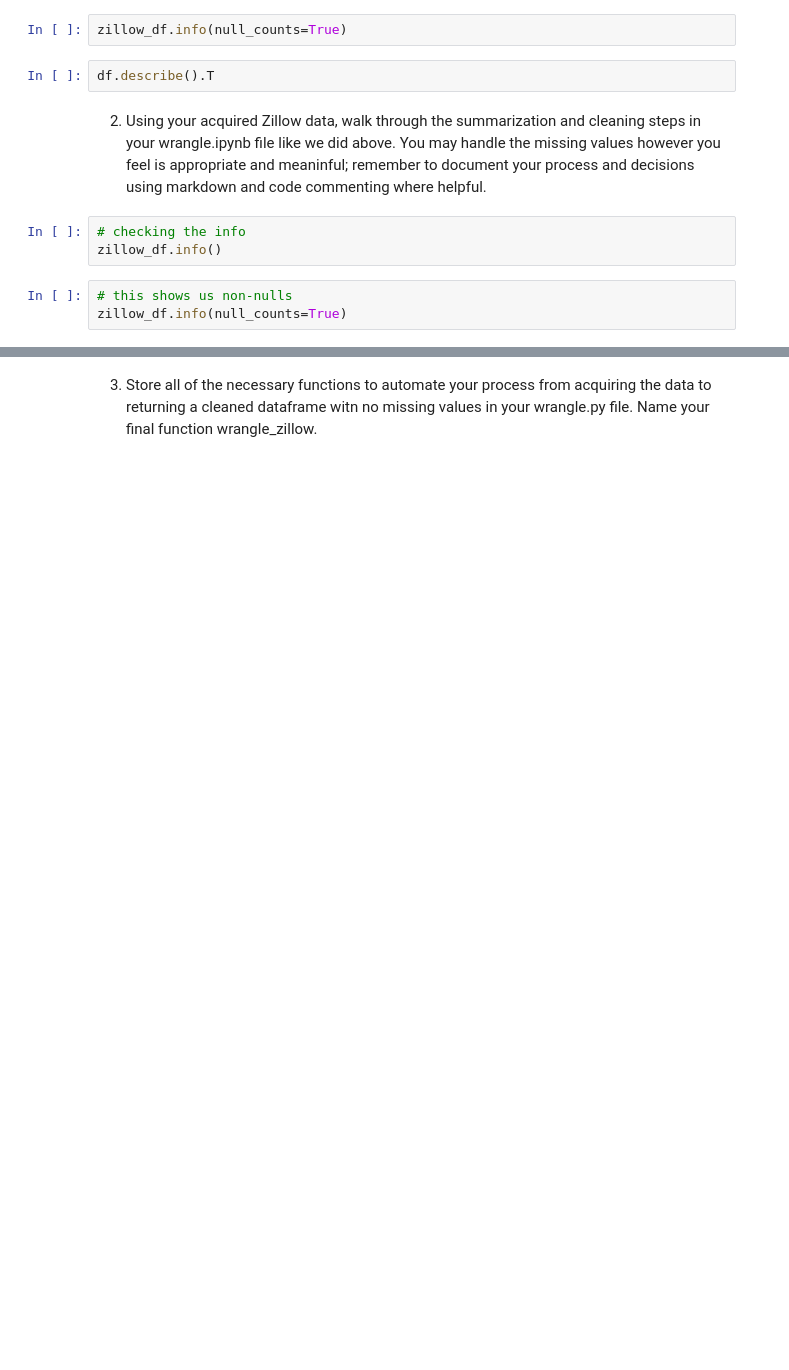
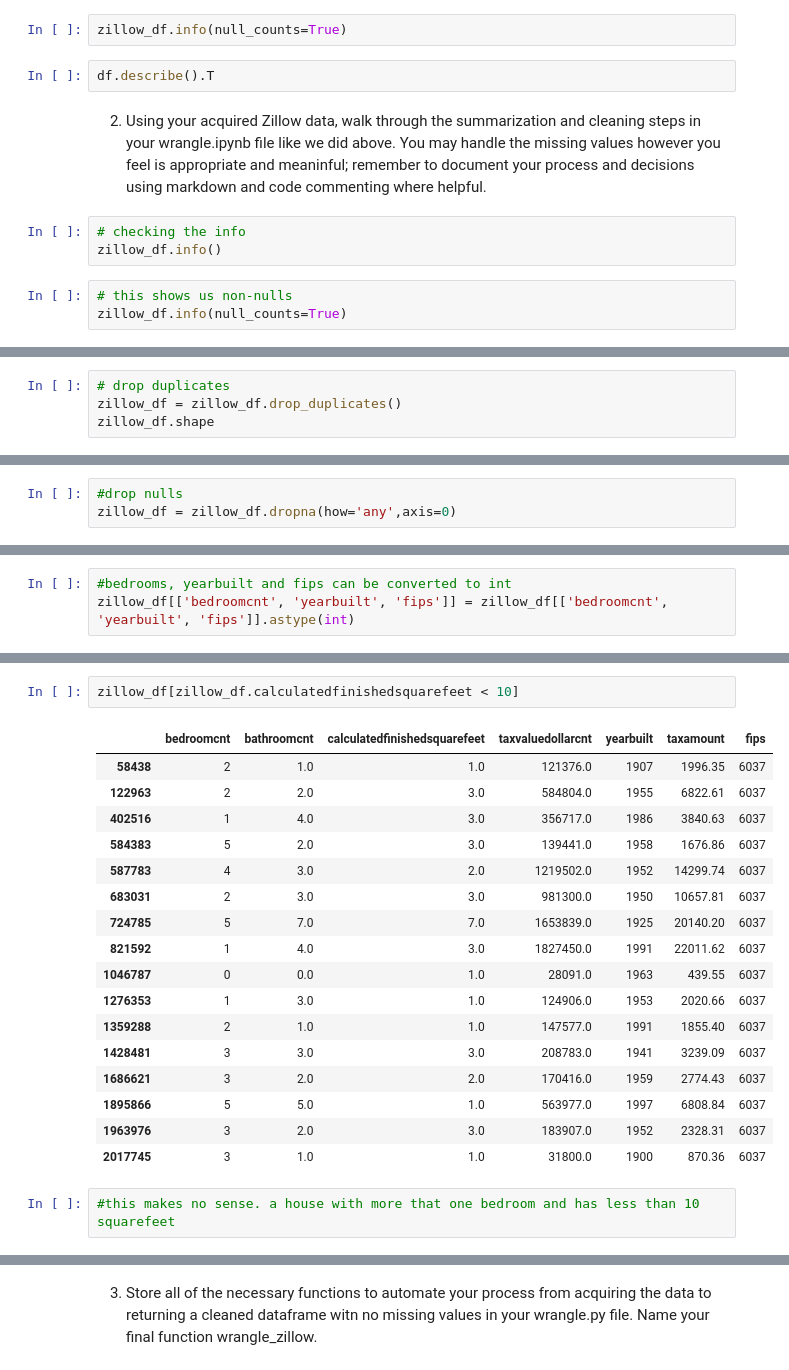
Before and after one commit to cindyvillanuevads/regression-exercises, a Jupyter notebook: wrangle.ipynb, the cells around one changed output, grey strips where cells are left out. Drawn from its saved outputs; the diff is of its cells as text; blank space fills up the shorter version.

Commit message:
add zillow exercises

```diff
--- a/wrangle.ipynb
+++ b/wrangle.ipynb
@@ -290,0 +436,4 @@ def missing_values_table(df):
+# %%
+# drop duplicates
+zillow_df = zillow_df.drop_duplicates()
+zillow_df.shape
@@ -290,0 +442,3 @@ def missing_values_table(df):
+# %%
+#drop nulls
+zillow_df = zillow_df.dropna(how='any',axis=0)
@@ -299,0 +513,3 @@ telco_df.isnull().sum()
+# %%
+#bedrooms, yearbuilt and fips can be converted to int
+zillow_df[['bedroomcnt', 'yearbuilt', 'fips']] = zillow_df[['bedroomcnt', 'yearbuilt', 'fips']].astype(int)
@@ -299,0 +533,22 @@ telco_df.isnull().sum()
+# %%
+zillow_df[zillow_df.calculatedfinishedsquarefeet < 10]
+# %% [output]
+|  | bedroomcnt | bathroomcnt | calculatedfinishedsquarefeet | taxvaluedollarcnt | yearbuilt | taxamount | fips |
+| 58438 | 2 | 1.0 | 1.0 | 121376.0 | 1907 | 1996.35 | 6037 |
+| 122963 | 2 | 2.0 | 3.0 | 584804.0 | 1955 | 6822.61 | 6037 |
+| 402516 | 1 | 4.0 | 3.0 | 356717.0 | 1986 | 3840.63 | 6037 |
+| 584383 | 5 | 2.0 | 3.0 | 139441.0 | 1958 | 1676.86 | 6037 |
+| 587783 | 4 | 3.0 | 2.0 | 1219502.0 | 1952 | 14299.74 | 6037 |
+| 683031 | 2 | 3.0 | 3.0 | 981300.0 | 1950 | 10657.81 | 6037 |
+| 724785 | 5 | 7.0 | 7.0 | 1653839.0 | 1925 | 20140.20 | 6037 |
+| 821592 | 1 | 4.0 | 3.0 | 1827450.0 | 1991 | 22011.62 | 6037 |
+| 1046787 | 0 | 0.0 | 1.0 | 28091.0 | 1963 | 439.55 | 6037 |
+| 1276353 | 1 | 3.0 | 1.0 | 124906.0 | 1953 | 2020.66 | 6037 |
+| 1359288 | 2 | 1.0 | 1.0 | 147577.0 | 1991 | 1855.40 | 6037 |
+| 1428481 | 3 | 3.0 | 3.0 | 208783.0 | 1941 | 3239.09 | 6037 |
+| 1686621 | 3 | 2.0 | 2.0 | 170416.0 | 1959 | 2774.43 | 6037 |
+| 1895866 | 5 | 5.0 | 1.0 | 563977.0 | 1997 | 6808.84 | 6037 |
+| 1963976 | 3 | 2.0 | 3.0 | 183907.0 | 1952 | 2328.31 | 6037 |
+| 2017745 | 3 | 1.0 | 1.0 | 31800.0 | 1900 | 870.36 | 6037 |
+# %%
+#this makes no sense. a house with more that one bedroom and has less than 10 squarefeet
```
Also changed, not shown: parts of 31 cells of this notebook.
